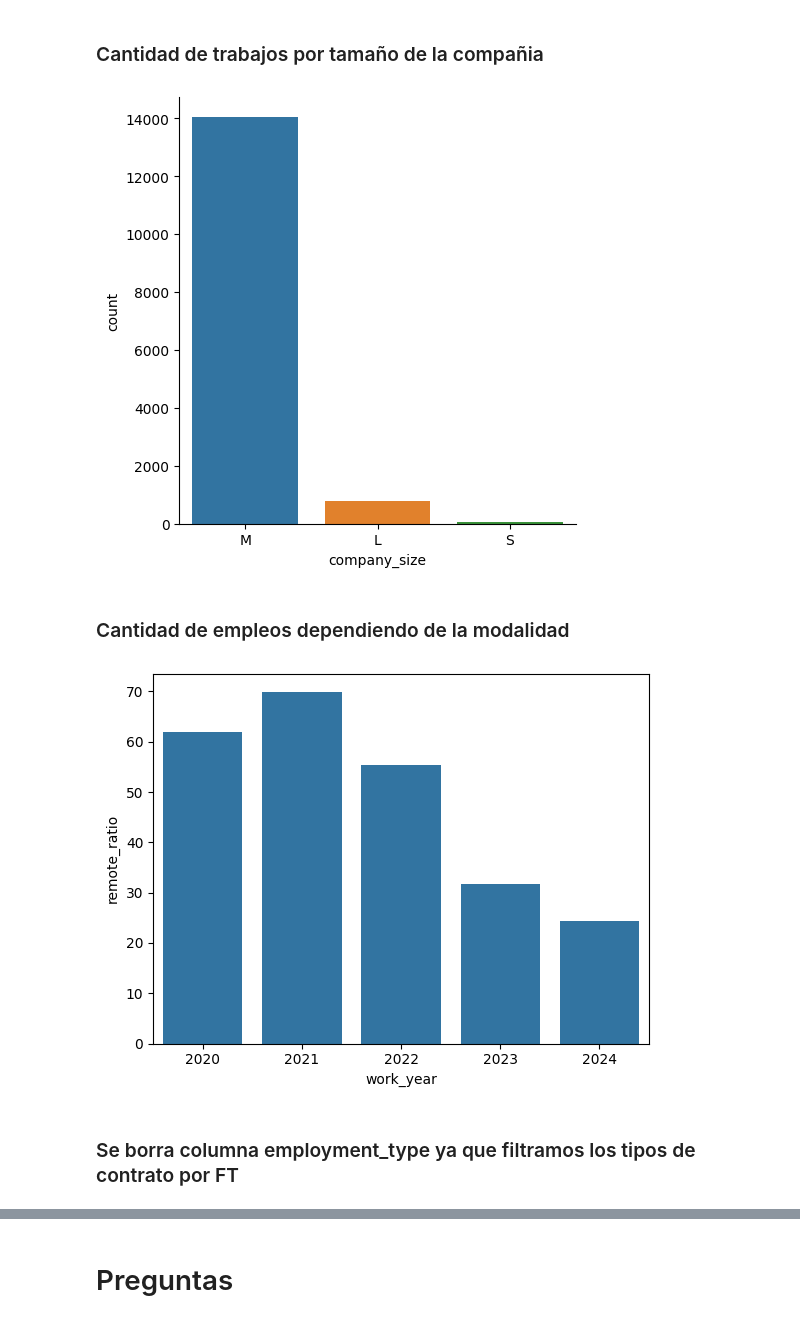
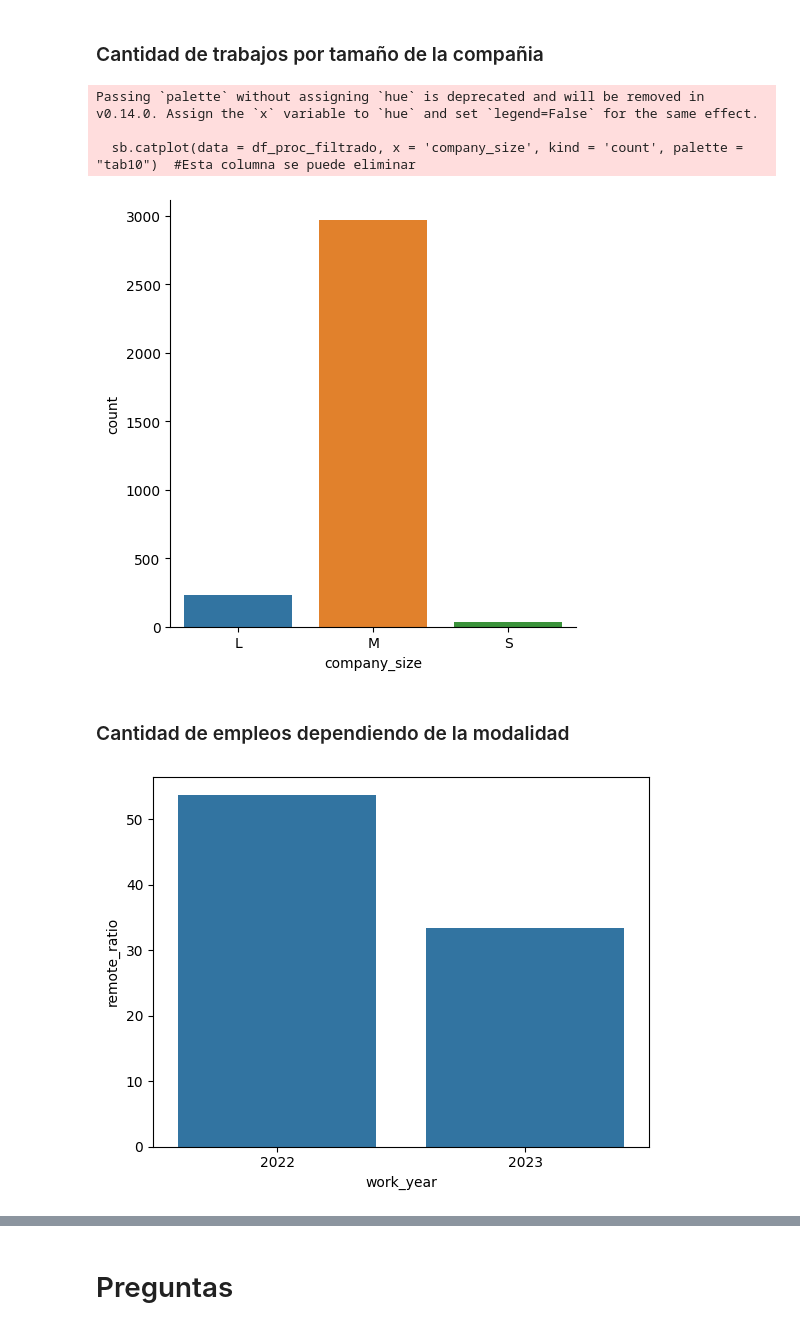
Before and after one commit to kmiloramirez/mlops_taller_2, a Jupyter notebook: trabajo1.ipynb, the cells around one changed output, grey strips where cells are left out. Drawn from its saved outputs; the diff is of its cells as text; code cells hidden in the pictures.

```diff
--- a/trabajo 1.ipynb
+++ b/trabajo1.ipynb
@@ -136,0 +147,12 @@ array(['AU', 'US', 'GB', 'CA', 'NL', 'LT', 'DK', 'FR', 'ZA', 'NZ', 'AR',
+# %%
+country_counts = df['employee_residence'].value_counts()
+
+
+plt.figure(figsize=(15,6))
+country_counts.plot(kind='bar', color='skyblue')
+plt.title('Cantidad de Registros por País')
+plt.xlabel('País')
+plt.ylabel('Cantidad de Registros')
+plt.xticks(rotation=45, ha='right')
+plt.tight_layout()
+plt.show()
@@ -201,0 +182,8 @@ df_proc_filtrado
+# %%
+# Filtrar los registros que pertenzcan a tiempo completo, a los paises con mas registros y en los años seleccionados
+employment_type = 'FT'
+work_years = [2022, 2023]
+company_locations = country_counts.head(5).index
+mascara1 = (df['employment_type'] == employment_type) & (df['company_location'].isin(company_locations) & (df['work_year'].isin(work_years)))
+df_proc_filtrado = df[mascara1]
+df_proc_filtrado
@@ -267,16 +278,15 @@ plt.show()
 sb.catplot(data = df_proc_filtrado, x = 'company_size', kind = 'count', palette = "tab10")  #Esta columna se puede eliminar
 plt.show()
 # %% [output]
+Passing `palette` without assigning `hue` is deprecated and will be removed in v0.14.0. Assign the `x` variable to `hue` and set `legend=False` for the same effect.
+
+  sb.catplot(data = df_proc_filtrado, x = 'company_size', kind = 'count', palette = "tab10")  #Esta columna se puede eliminar
-[figure, old version]
+[figure, new version]
 # %% [markdown]
 ### Cantidad de empleos dependiendo de la modalidad
 # %%
-# Agrupar por año y calcular la media del remote_ratio
-remote_proportion = df.groupby('work_year')['remote_ratio'].mean().reset_index()
-# Gráfico de barras
+remote_proportion = df_proc_filtrado.groupby('work_year')['remote_ratio'].mean().reset_index()
 sb.barplot(x='work_year', y='remote_ratio', data=remote_proportion)
 plt.show()
 # %% [output]
-[figure, old version]
+[figure, new version]
-# %% [markdown]
-### Se borra columna employment_type ya que filtramos los tipos de contrato por FT
```
Also changed, not shown: parts of 33 cells of this notebook, 1 other file.
